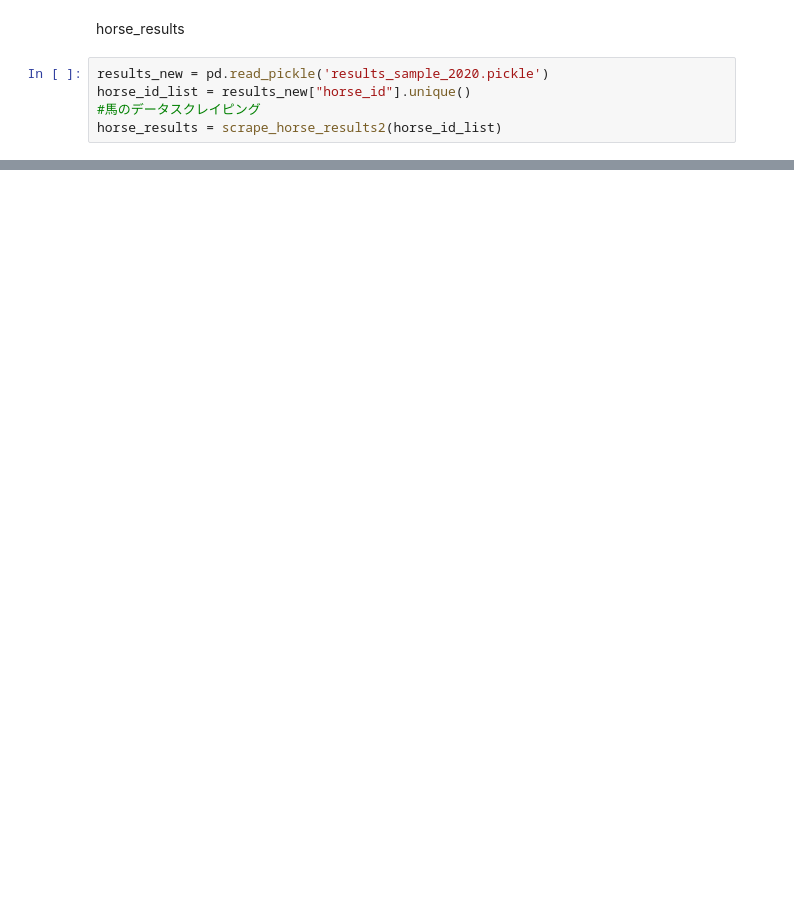
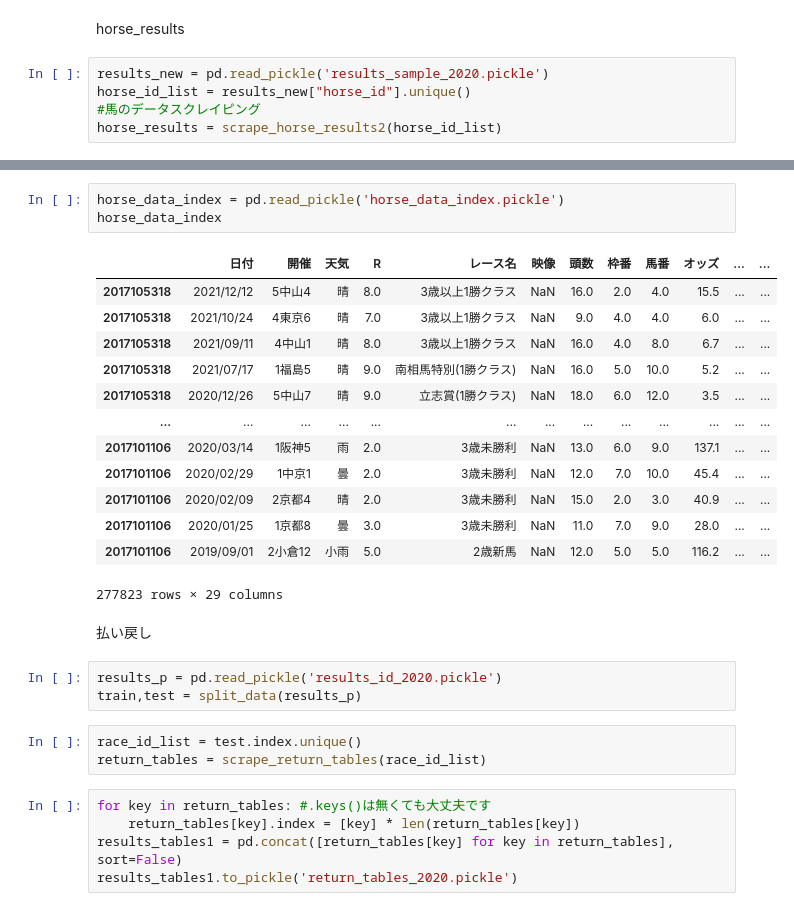
Before and after one commit to hoshi141015/keiba, a Jupyter notebook: keiba_neo.ipynb, the cells around one changed output, grey strips where cells are left out. Cells and saved outputs as stored; diff of their text form; blank space fills up the shorter version.

```diff
--- a/keiba_neo.ipynb
+++ b/keiba_neo.ipynb
@@ -954,0 +996,30 @@ horse_sample2.to_pickle('horse_data_2020.pickle')
+# %%
+horse_data_index = pd.read_pickle('horse_data_index.pickle')
+horse_data_index
+# %% [output]
+|  | 日付 | 開催 | 天気 | R | レース名 | 映像 | 頭数 | 枠番 | 馬番 | オッズ | ... | ... |
+| 2017105318 | 2021/12/12 | 5中山4 | 晴 | 8.0 | 3歳以上1勝クラス | NaN | 16.0 | 2.0 | 4.0 | 15.5 | ... | ... |
+| 2017105318 | 2021/10/24 | 4東京6 | 晴 | 7.0 | 3歳以上1勝クラス | NaN | 9.0 | 4.0 | 4.0 | 6.0 | ... | ... |
+| 2017105318 | 2021/09/11 | 4中山1 | 晴 | 8.0 | 3歳以上1勝クラス | NaN | 16.0 | 4.0 | 8.0 | 6.7 | ... | ... |
+| 2017105318 | 2021/07/17 | 1福島5 | 晴 | 9.0 | 南相馬特別(1勝クラス) | NaN | 16.0 | 5.0 | 10.0 | 5.2 | ... | ... |
+| 2017105318 | 2020/12/26 | 5中山7 | 晴 | 9.0 | 立志賞(1勝クラス) | NaN | 18.0 | 6.0 | 12.0 | 3.5 | ... | ... |
+| ... | ... | ... | ... | ... | ... | ... | ... | ... | ... | ... | ... | ... |
+| 2017101106 | 2020/03/14 | 1阪神5 | 雨 | 2.0 | 3歳未勝利 | NaN | 13.0 | 6.0 | 9.0 | 137.1 | ... | ... |
+| 2017101106 | 2020/02/29 | 1中京1 | 曇 | 2.0 | 3歳未勝利 | NaN | 12.0 | 7.0 | 10.0 | 45.4 | ... | ... |
+| 2017101106 | 2020/02/09 | 2京都4 | 晴 | 2.0 | 3歳未勝利 | NaN | 15.0 | 2.0 | 3.0 | 40.9 | ... | ... |
+| 2017101106 | 2020/01/25 | 1京都8 | 曇 | 3.0 | 3歳未勝利 | NaN | 11.0 | 7.0 | 9.0 | 28.0 | ... | ... |
+| 2017101106 | 2019/09/01 | 2小倉12 | 小雨 | 5.0 | 2歳新馬 | NaN | 12.0 | 5.0 | 5.0 | 116.2 | ... | ... |
+277823 rows × 29 columns
+# %% [markdown]
+払い戻し
+# %%
+results_p = pd.read_pickle('results_id_2020.pickle')
+train,test = split_data(results_p)
+# %%
+race_id_list = test.index.unique()
+return_tables = scrape_return_tables(race_id_list)
+# %%
+for key in return_tables: #.keys()は無くても大丈夫です
+    return_tables[key].index = [key] * len(return_tables[key])
+results_tables1 = pd.concat([return_tables[key] for key in return_tables], sort=False)
+results_tables1.to_pickle('return_tables_2020.pickle')
```
Also changed, not shown: parts of 6 cells of this notebook, 3 other files.
